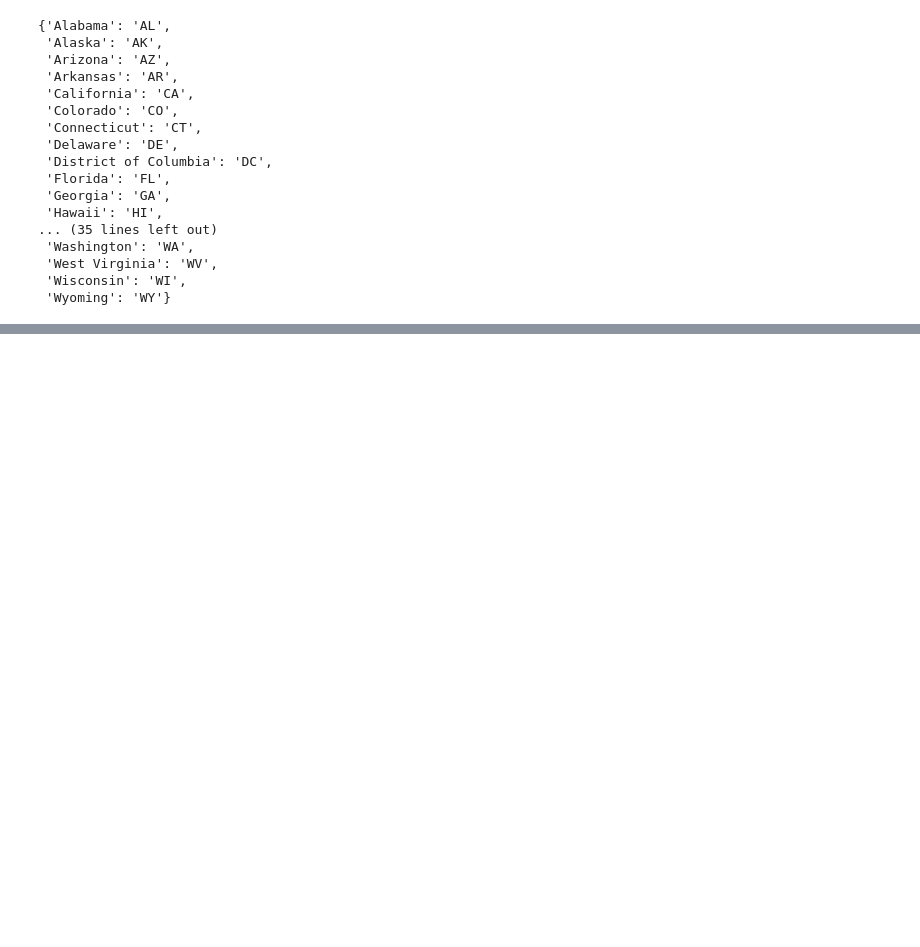
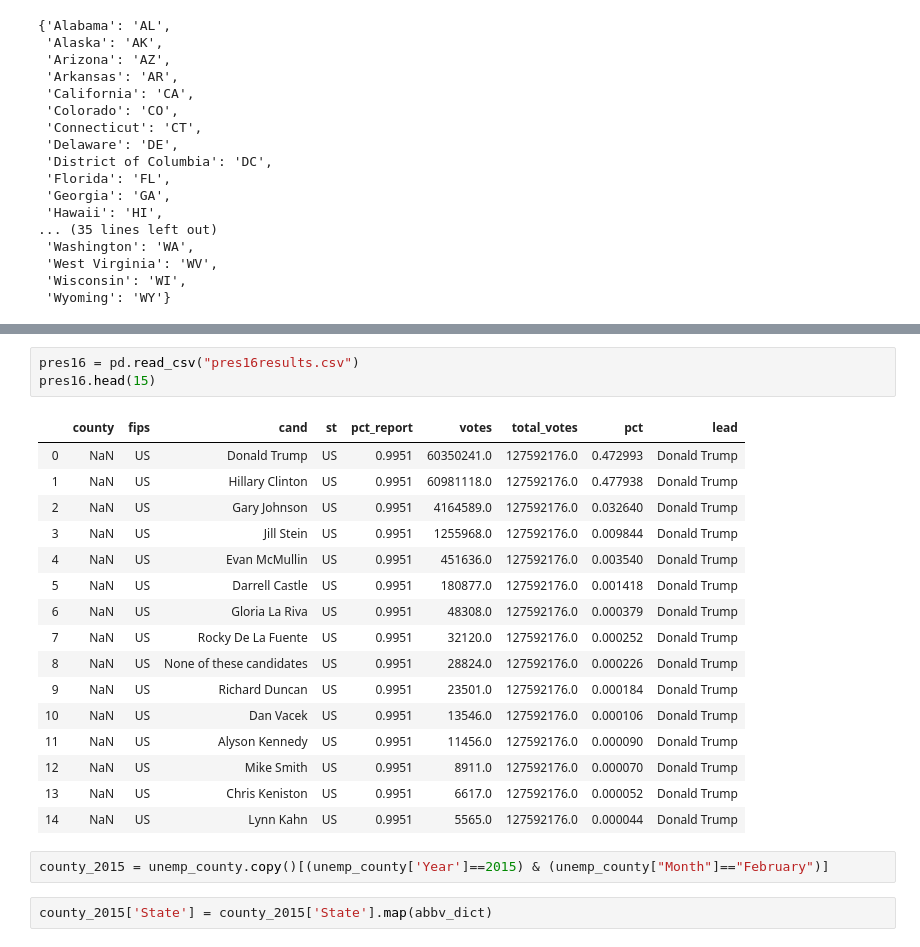
Before and after one commit to akifconc/dataProjects, a Jupyter notebook: minWageCorr.ipynb, the cells around one changed output, grey strips where cells are left out. Saved outputs shown, nothing was run; the diff lists cells and outputs as text; blank space fills up the shorter version.

```diff
--- a/minWageCorr.ipynb
+++ b/minWageCorr.ipynb
@@ -277,0 +315,24 @@ abbv_dict
+# %%
+pres16 = pd.read_csv("pres16results.csv")
+pres16.head(15)
+# %% [output]
+|  | county | fips | cand | st | pct_report | votes | total_votes | pct | lead |
+| 0 | NaN | US | Donald Trump | US | 0.9951 | 60350241.0 | 127592176.0 | 0.472993 | Donald Trump |
+| 1 | NaN | US | Hillary Clinton | US | 0.9951 | 60981118.0 | 127592176.0 | 0.477938 | Donald Trump |
+| 2 | NaN | US | Gary Johnson | US | 0.9951 | 4164589.0 | 127592176.0 | 0.032640 | Donald Trump |
+| 3 | NaN | US | Jill Stein | US | 0.9951 | 1255968.0 | 127592176.0 | 0.009844 | Donald Trump |
+| 4 | NaN | US | Evan McMullin | US | 0.9951 | 451636.0 | 127592176.0 | 0.003540 | Donald Trump |
+| 5 | NaN | US | Darrell Castle | US | 0.9951 | 180877.0 | 127592176.0 | 0.001418 | Donald Trump |
+| 6 | NaN | US | Gloria La Riva | US | 0.9951 | 48308.0 | 127592176.0 | 0.000379 | Donald Trump |
+| 7 | NaN | US | Rocky De La Fuente | US | 0.9951 | 32120.0 | 127592176.0 | 0.000252 | Donald Trump |
+| 8 | NaN | US | None of these candidates | US | 0.9951 | 28824.0 | 127592176.0 | 0.000226 | Donald Trump |
+| 9 | NaN | US | Richard Duncan | US | 0.9951 | 23501.0 | 127592176.0 | 0.000184 | Donald Trump |
+| 10 | NaN | US | Dan Vacek | US | 0.9951 | 13546.0 | 127592176.0 | 0.000106 | Donald Trump |
+| 11 | NaN | US | Alyson Kennedy | US | 0.9951 | 11456.0 | 127592176.0 | 0.000090 | Donald Trump |
+| 12 | NaN | US | Mike Smith | US | 0.9951 | 8911.0 | 127592176.0 | 0.000070 | Donald Trump |
+| 13 | NaN | US | Chris Keniston | US | 0.9951 | 6617.0 | 127592176.0 | 0.000052 | Donald Trump |
+| 14 | NaN | US | Lynn Kahn | US | 0.9951 | 5565.0 | 127592176.0 | 0.000044 | Donald Trump |
+# %%
+county_2015 = unemp_county.copy()[(unemp_county['Year']==2015) & (unemp_county["Month"]=="February")]
+# %%
+county_2015['State'] = county_2015['State'].map(abbv_dict)
```
Also changed, not shown: parts of 14 cells of this notebook.
